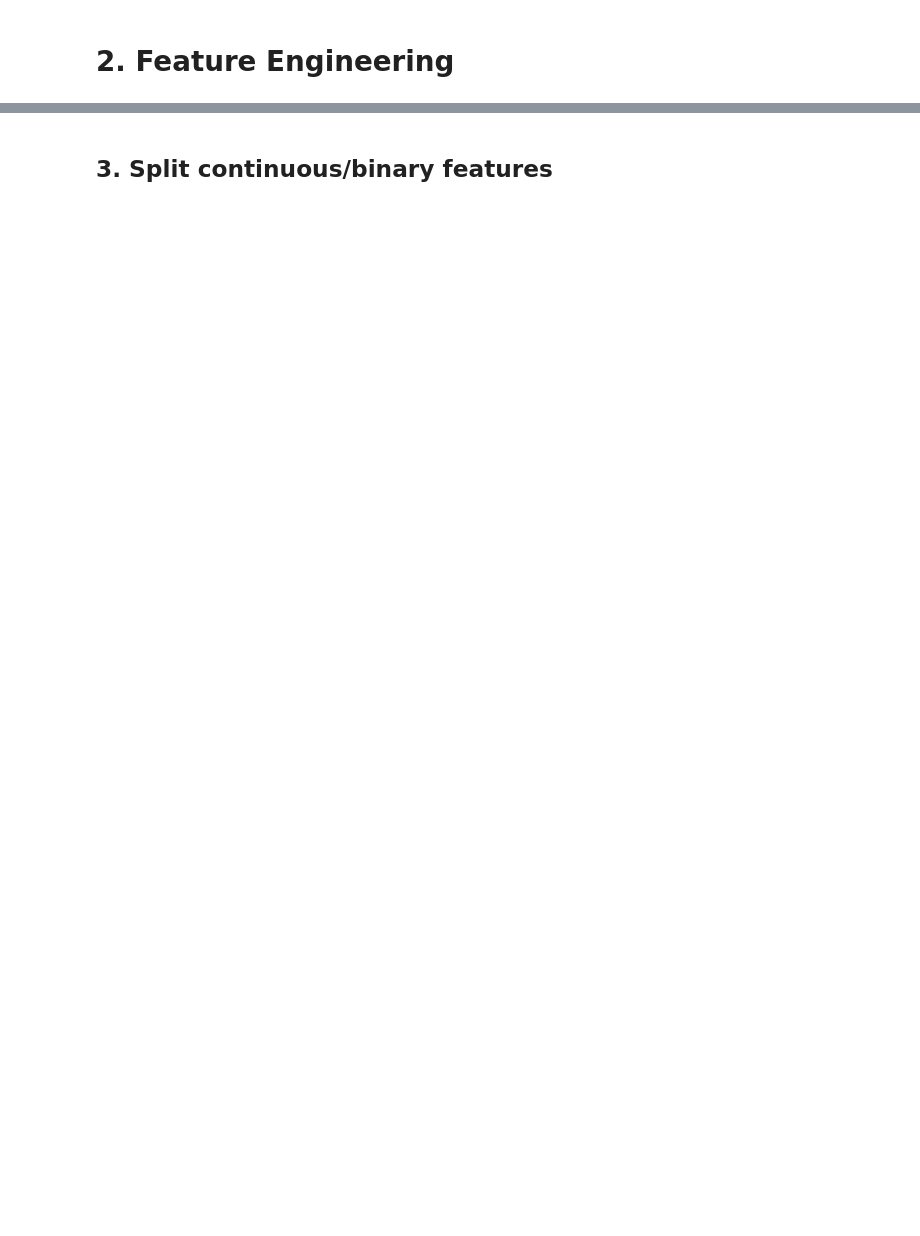
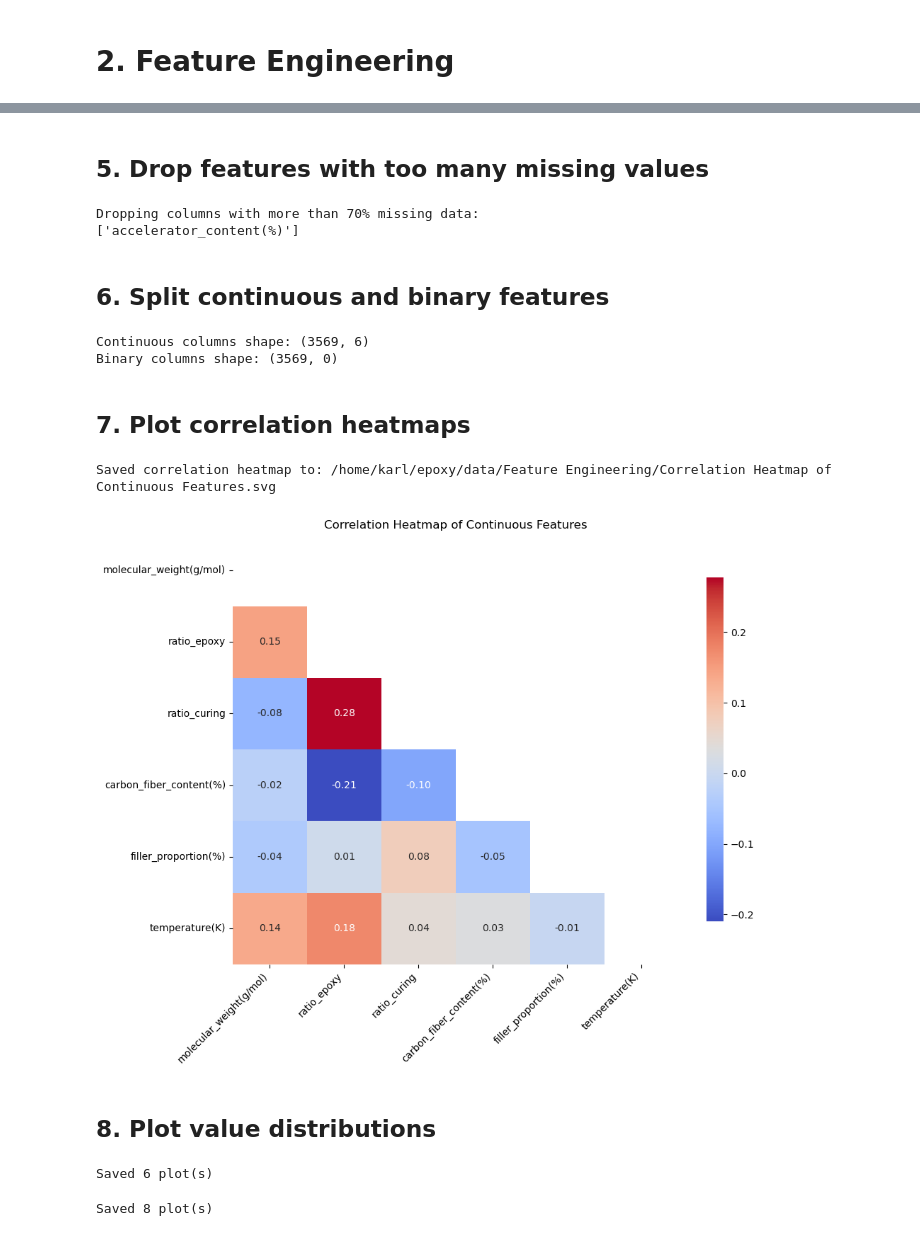
Before and after one commit to DrAg0n-BoRn/Epoxy_Optimization, a Jupyter notebook: 2_Feature_Engineering.ipynb, the cells around one changed output, grey strips where cells are left out. Cells and saved outputs as stored; diff of their text form; code cells hidden in the pictures; blank space fills up the shorter version.

```diff
--- a/2_Feature_Engineering.ipynb
+++ b/2_Feature_Engineering.ipynb
@@ -20,0 +56,2 @@ summarize_dataframe(df_features)
+# %%
+full_df = drop_rows_with_missing_data(df=raw_df, threshold=0.7)
@@ -20,0 +81,2 @@ summarize_dataframe(df_features)
+# %%
+df_targets, df_features = split_features_targets(df=full_df, targets=TARGETS)
@@ -21,4 +112,21 @@ summarize_dataframe(df_features)
+# %% [markdown]
+## 5. Drop features with too many missing values
+# %%
+df_lessnulls_features = drop_columns_with_missing_data(df=df_features, threshold=0.7)
+# %% [output]
+Dropping columns with more than 70% missing data:
+['accelerator_content(%)']
 # %% [markdown]
-## 3. Split continuous/binary features
+## 6. Split continuous and binary features
 # %%
-df_cont, df_binary= split_continuous_and_binary(df_features)
+df_cont, df_binary= split_continuous_binary(df_lessnulls_features)
+# %% [output]
+Continuous columns shape: (3569, 6)
+Binary columns shape: (3569, 0)
+# %% [markdown]
+## 7. Plot correlation heatmaps
+# %%
+plot_correlation_heatmap(df=df_cont, save_dir=FEATURE_ENG_DIR, plot_title="Correlation Heatmap of Continuous Features")
+# %% [output]
+Saved correlation heatmap to: /home/karl/epoxy/data/Feature Engineering/Correlation Heatmap of Continuous Features.svg
+[figure, added]
@@ -24,0 +135,10 @@ df_cont, df_binary= split_continuous_and_binary(df_features)
+# %% [markdown]
+## 8. Plot value distributions
+# %%
+plot_value_distributions(df=df_cont, save_dir=FEATURE_ENG_DIR)
+# %% [output]
+Saved 6 plot(s)
+# %%
+plot_value_distributions(df=df_targets, save_dir=FEATURE_ENG_DIR)
+# %% [output]
+Saved 8 plot(s)
```
Also changed, not shown: parts of 19 cells of this notebook.
